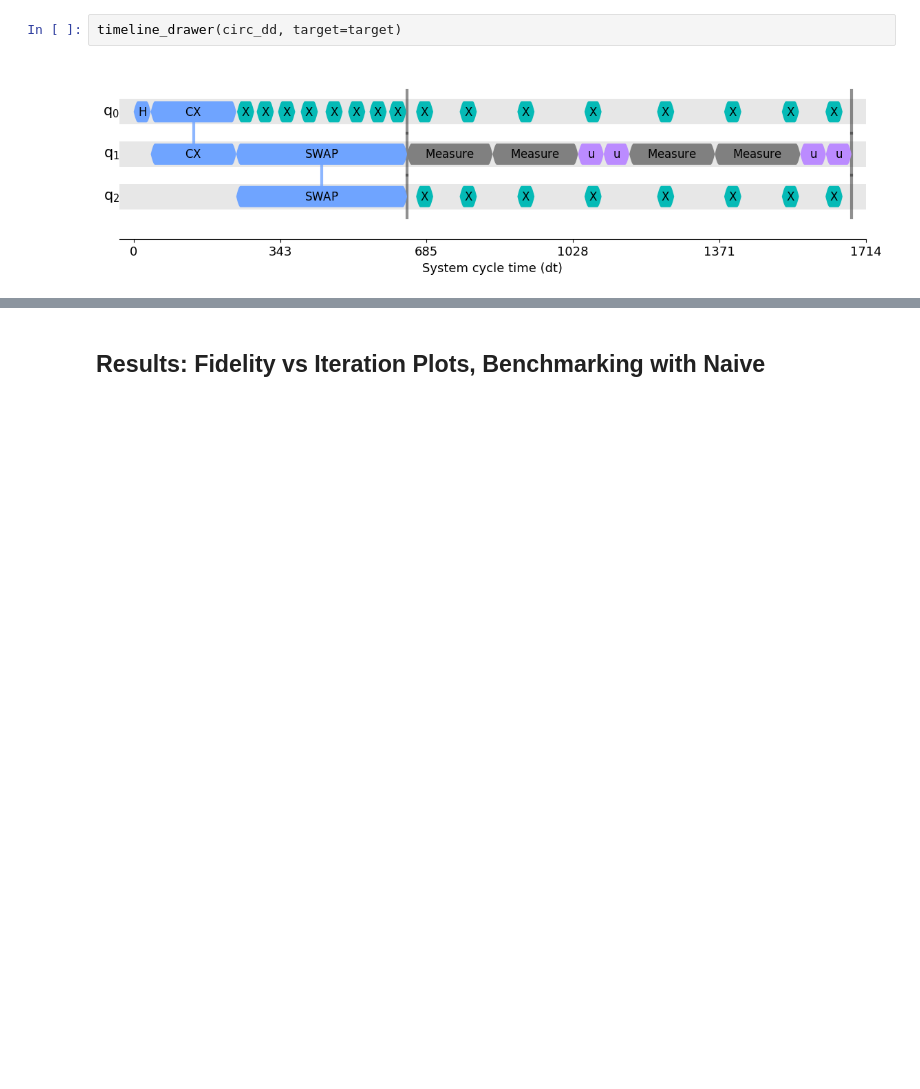
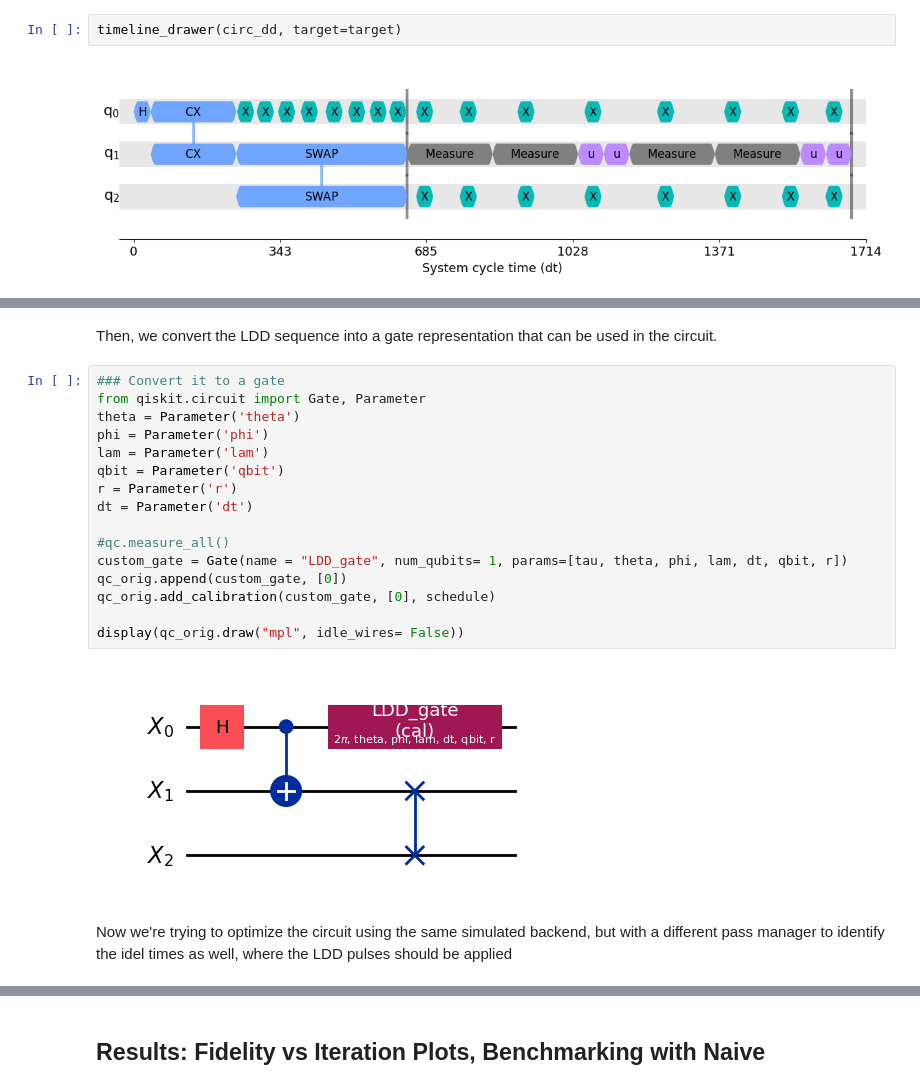
Before and after one commit to NamitA-844/Qiskit-Hackathon-WoQ-2025, a Jupyter notebook: final_notebook.ipynb, the cells around one changed output, grey strips where cells are left out. Drawn from its saved outputs; the diff is of its cells as text; blank space fills up the shorter version.

```diff
--- a/final_notebook.ipynb
+++ b/final_notebook.ipynb
@@ -225,0 +344,22 @@ timeline_drawer(circ_dd, target=target)
+# %% [markdown]
+Then, we convert the LDD sequence into a gate representation that can be used in the circuit.
+# %%
+### Convert it to a gate
+from qiskit.circuit import Gate, Parameter
+theta = Parameter('theta')
+phi = Parameter('phi')
+lam = Parameter('lam')
+qbit = Parameter('qbit')
+r = Parameter('r')
+dt = Parameter('dt')
+
+#qc.measure_all()
+custom_gate = Gate(name = "LDD_gate", num_qubits= 1, params=[tau, theta, phi, lam, dt, qbit, r])
+qc_orig.append(custom_gate, [0])
+qc_orig.add_calibration(custom_gate, [0], schedule)
+
+display(qc_orig.draw("mpl", idle_wires= False))
+# %% [output]
+[figure, added]
+# %% [markdown]
+Now we're trying to optimize the circuit using the same simulated backend, but with a different pass manager to identify the idel times as well, where the LDD pulses should be applied
```
Also changed, not shown: parts of 15 cells of this notebook.
